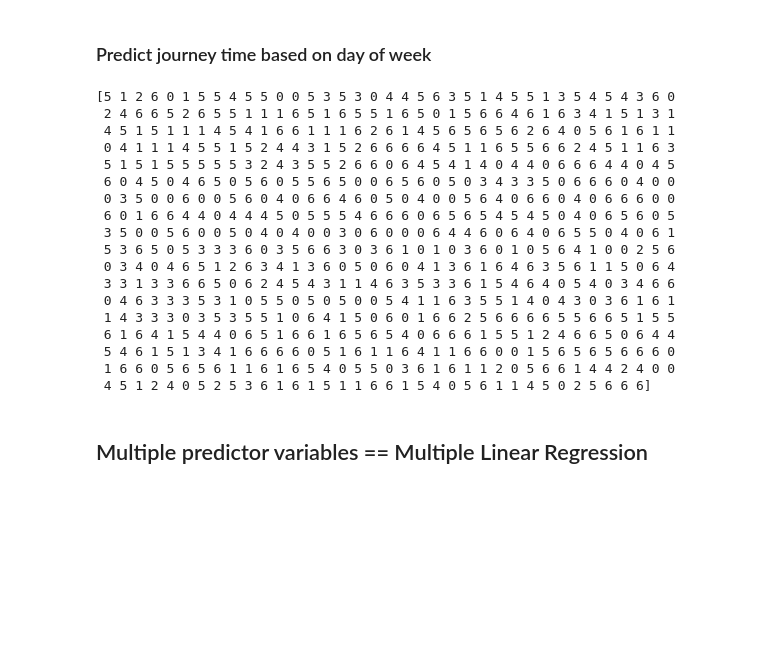
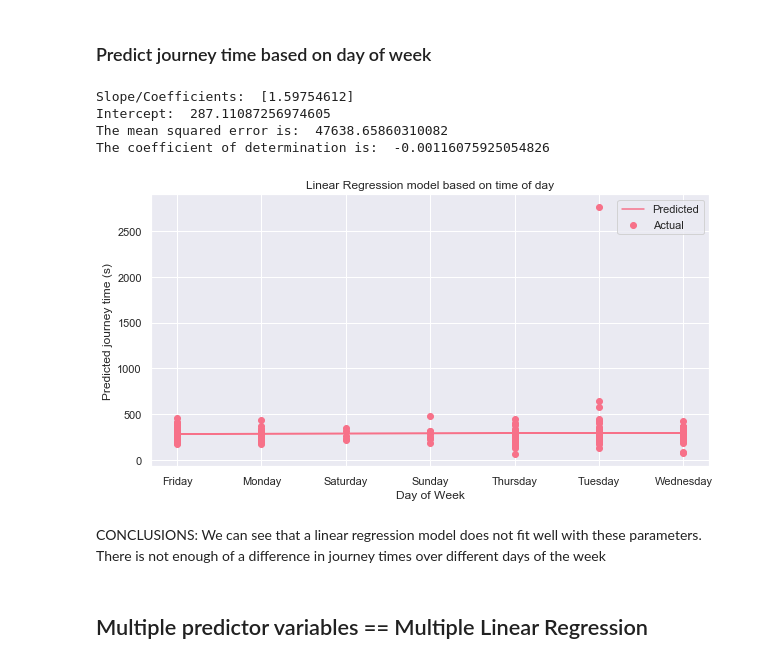
Before and after one commit to serenelc/individual-project-beng, a Jupyter notebook: regression-model.ipynb, the cells around one changed output. Saved outputs shown, nothing was run; the diff lists cells and outputs as text; code cells hidden in the pictures; blank space fills up the shorter version.

Commit message:
linear regression model for day of week

```diff
--- a/regression-model.ipynb
+++ b/regression-model.ipynb
@@ -340,51 +342,57 @@ We can see that a linear regression model does not fit well with these parameter
 # %% [markdown]
 ### Predict journey time based on day of week
 # %%
-# x_train = training[['Day of Week']]
-# x_test = validation[['Day of Week']]
+from sklearn.metrics import mean_squared_error, r2_score
+
 y_train = training['Journey Time (s)']
 y_test = validation['Journey Time (s)']
 
+# Encode
 le = preprocessing.LabelEncoder()
 le.fit(training['Day of Week'])
+days_of_week_label = list(le.inverse_transform([0,1,2,3,4,5,6]))
 x_train = le.transform(training['Day of Week'])
-print(x_train.)
+x_train = x_train.reshape(-1, 1)
 x_test = le.transform(validation['Day of Week'])
+x_test = x_test.reshape(-1, 1)
 
-# # Fit model
-# linreg = LinearRegression()
-# linreg.fit(x_train, y_train)
+# Fit model
+linreg = LinearRegression()
+linreg.fit(x_train, y_train)
 
-# # Apply the model to the validation data to predict the ‘Journey Time’
-# y_pred = linreg.predict(x_test)
+# Apply the model to the validation data to predict the ‘Journey Time’
+y_pred = linreg.predict(x_test)
 
-# # Calculate measures of success
-# mse = mean_squared_error(y_test, y_pred)
-# r2_score = r2_score(y_test, y_pred)
+# Calculate measures of success
+mse = mean_squared_error(y_test, y_pred)
+r2_score = r2_score(y_test, y_pred)
 
-# print('Slope/Coefficients: ', linreg.coef_)
-# print('Intercept: ', linreg.intercept_)
-# print('The mean squared error is: ', mse)
-# # coefficient of determination = 1 is perfect prediction
-# print('The coefficient of determination is: ', r2_score)
+print('Slope/Coefficients: ', linreg.coef_)
+print('Intercept: ', linreg.intercept_)
+print('The mean squared error is: ', mse)
+# coefficient of determination = 1 is perfect prediction
+print('The coefficient of determination is: ', r2_score)
 # %% [output]
-[5 1 2 6 0 1 5 5 4 5 5 0 0 5 3 5 3 0 4 4 5 6 3 5 1 4 5 5 1 3 5 4 5 4 3 6 0
- 2 4 6 6 5 2 6 5 5 1 1 1 6 5 1 6 5 5 1 6 5 0 1 5 6 6 4 6 1 6 3 4 1 5 1 3 1
- 4 5 1 5 1 1 1 4 5 4 1 6 6 1 1 1 6 2 6 1 4 5 6 5 6 5 6 2 6 4 0 5 6 1 6 1 1
- 0 4 1 1 1 4 5 5 1 5 2 4 4 3 1 5 2 6 6 6 6 4 5 1 1 6 5 5 6 6 2 4 5 1 1 6 3
- 5 1 5 1 5 5 5 5 5 3 2 4 3 5 5 2 6 6 0 6 4 5 4 1 4 0 4 4 0 6 6 6 4 4 0 4 5
- 6 0 4 5 0 4 6 5 0 5 6 0 5 5 6 5 0 0 6 5 6 0 5 0 3 4 3 3 5 0 6 6 6 0 4 0 0
- 0 3 5 0 0 6 0 0 5 6 0 4 0 6 6 4 6 0 5 0 4 0 0 5 6 4 0 6 6 0 4 0 6 6 6 0 0
- 6 0 1 6 6 4 4 0 4 4 4 5 0 5 5 5 4 6 6 6 0 6 5 6 5 4 5 4 5 0 4 0 6 5 6 0 5
- 3 5 0 0 5 6 0 0 5 0 4 0 4 0 0 3 0 6 0 0 0 6 4 4 6 0 6 4 0 6 5 5 0 4 0 6 1
- 5 3 6 5 0 5 3 3 3 6 0 3 5 6 6 3 0 3 6 1 0 1 0 3 6 0 1 0 5 6 4 1 0 0 2 5 6
- 0 3 4 0 4 6 5 1 2 6 3 4 1 3 6 0 5 0 6 0 4 1 3 6 1 6 4 6 3 5 6 1 1 5 0 6 4
- 3 3 1 3 3 6 6 5 0 6 2 4 5 4 3 1 1 4 6 3 5 3 3 6 1 5 4 6 4 0 5 4 0 3 4 6 6
- 0 4 6 3 3 3 5 3 1 0 5 5 0 5 0 5 0 0 5 4 1 1 6 3 5 5 1 4 0 4 3 0 3 6 1 6 1
- 1 4 3 3 3 0 3 5 3 5 5 1 0 6 4 1 5 0 6 0 1 6 6 2 5 6 6 6 6 5 5 6 6 5 1 5 5
- 6 1 6 4 1 5 4 4 0 6 5 1 6 6 1 6 5 6 5 4 0 6 6 6 1 5 5 1 2 4 6 6 5 0 6 4 4
- 5 4 6 1 5 1 3 4 1 6 6 6 6 0 5 1 6 1 1 6 4 1 1 6 6 0 0 1 5 6 5 6 5 6 6 6 0
- 1 6 6 0 5 6 5 6 1 1 6 1 6 5 4 0 5 5 0 3 6 1 6 1 1 2 0 5 6 6 1 4 4 2 4 0 0
- 4 5 1 2 4 0 5 2 5 3 6 1 6 1 5 1 1 6 6 1 5 4 0 5 6 1 1 4 5 0 2 5 6 6 6]
+Slope/Coefficients:  [1.59754612]
+Intercept:  287.11087256974605
+The mean squared error is:  47638.65860310082
+The coefficient of determination is:  -0.00116075925054826
+# %%
+# Plot outputs
+fig, ax = plt.subplots(figsize=(10,5))
+ax.scatter(x_test, y_test, label = "Actual")
+ax.plot(x_test, y_pred, label = "Predicted")
+ax.set_title("Linear Regression model based on day of week")
+ax.set_xlabel("Day of Week")
+ax.set_ylabel("Predicted journey time (s)")
+ax.legend()
+ax.set_xticks([0, 1, 2, 3, 4, 5, 6])
+ax.set_xticklabels(days_of_week_label)
+plt.show()
+# %% [output]
+[figure, added]
+# %% [markdown]
+CONCLUSIONS:
+We can see that a linear regression model does not fit well with these parameters. There is not enough of a difference in journey times over different days of the week
 # %% [markdown]
 ## Multiple predictor variables == Multiple Linear Regression
```
Also changed, not shown: parts of 2 cells of this notebook, 38 other files.
